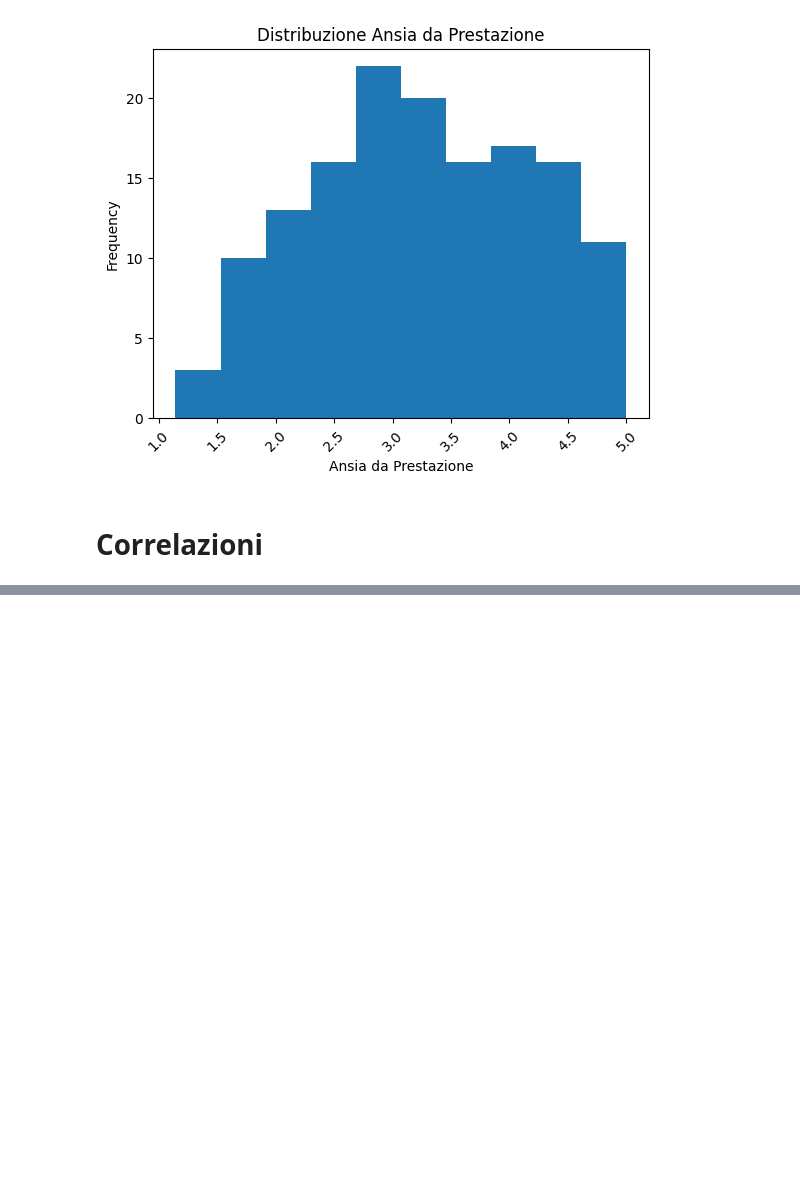
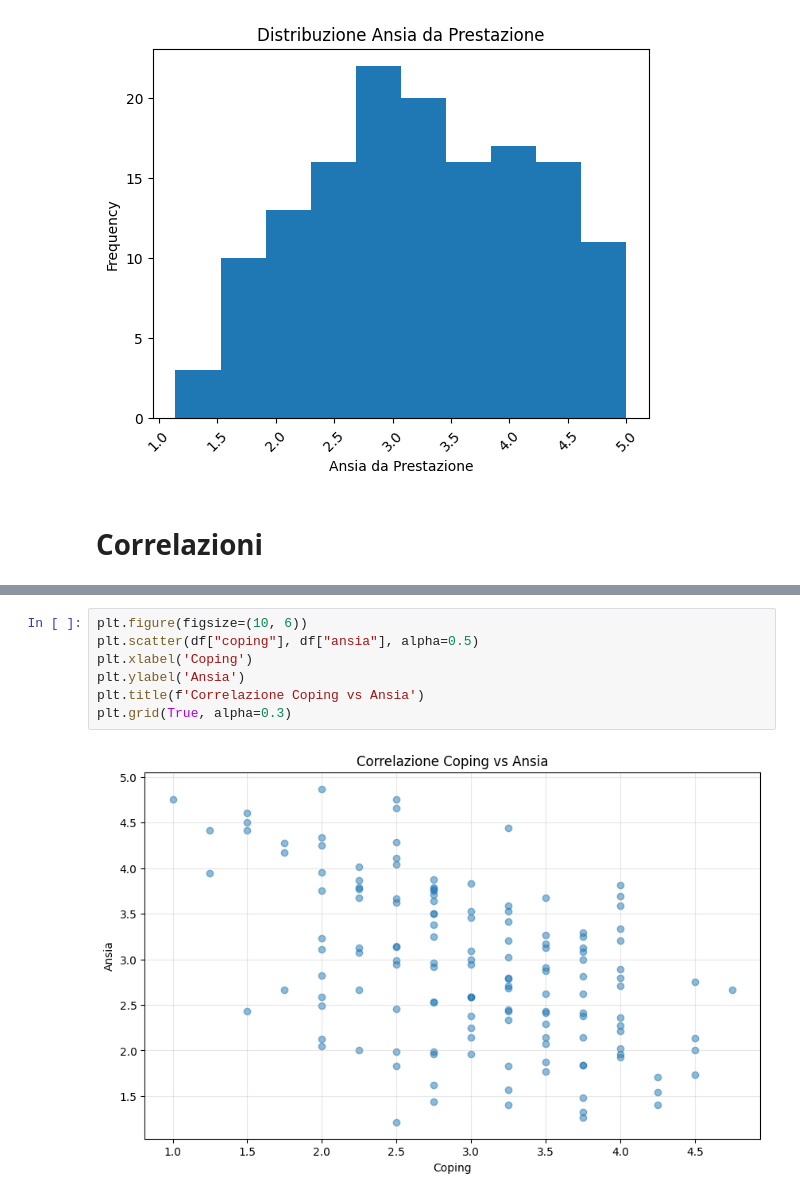
Before and after one commit to gaiacassinelli1/Project-Work, a Jupyter notebook: Analisi/analisi descrittiva.ipynb, the cells around one changed output, grey strips where cells are left out. Drawn from its saved outputs; the diff is of its cells as text; blank space fills up the shorter version.

```diff
--- a/Analisi/analisi descrittiva.ipynb
+++ b/Analisi/analisi descrittiva.ipynb
@@ -117,0 +113,9 @@ print(f"P-value: {p_value:.4e}")
+# %%
+plt.figure(figsize=(10, 6))
+plt.scatter(df["coping"], df["ansia"], alpha=0.5)
+plt.xlabel('Coping')
+plt.ylabel('Ansia')
+plt.title(f'Correlazione Coping vs Ansia')
+plt.grid(True, alpha=0.3)
+# %% [output]
+[figure, added]
```
Also changed, not shown: parts of 5 cells of this notebook, 2 other files.
